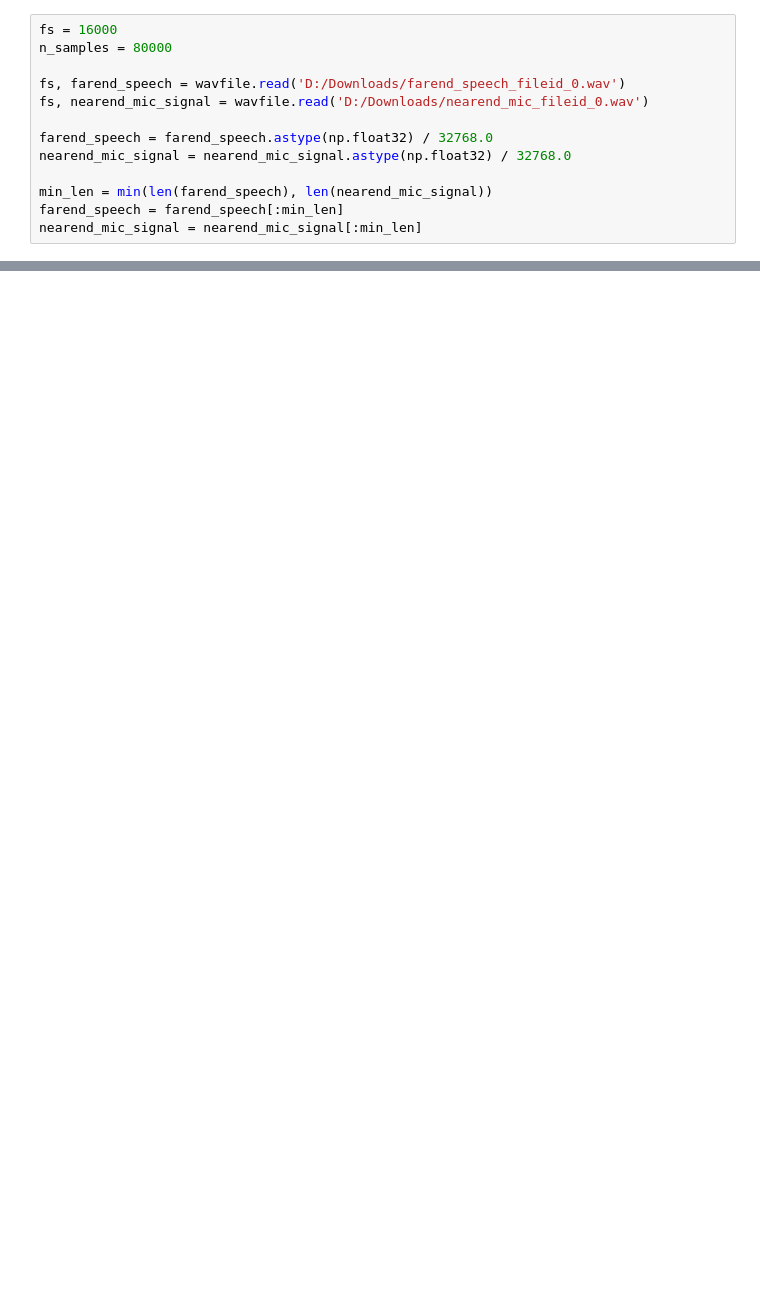
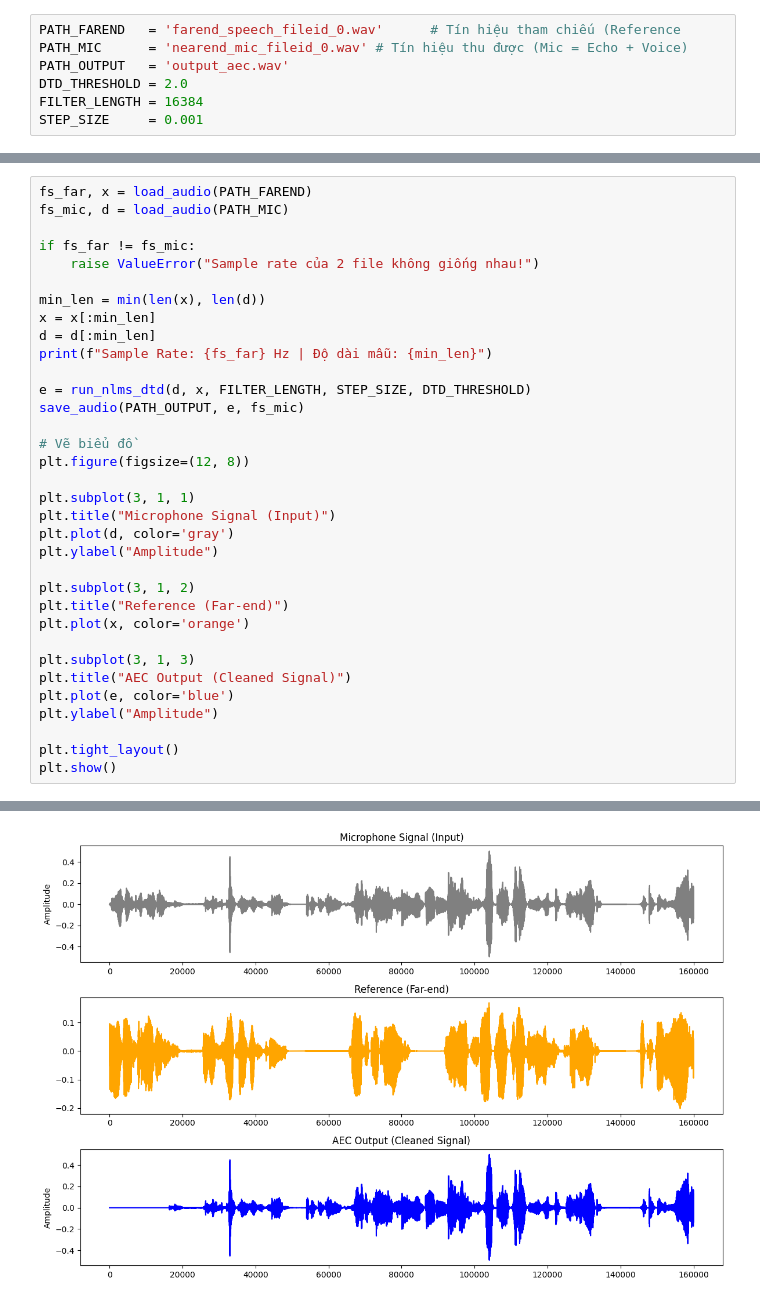
Before and after one commit to FWD-LeTung/Acoustic-Echo-Cancellation, a Jupyter notebook: DSP-Based_real_data.ipynb, the cells around one changed output, grey strips where cells are left out. Saved outputs shown, nothing was run; the diff lists cells and outputs as text; blank space fills up the shorter version.

```diff
--- a/DSP-Based_real_data.ipynb
+++ b/DSP-Based_real_data.ipynb
@@ -6,14 +6,8 @@ import scipy.signal as signal
 # %%
-fs = 16000
-n_samples = 80000
-
-fs, farend_speech = wavfile.read('D:/Downloads/farend_speech_fileid_0.wav')
-fs, nearend_mic_signal = wavfile.read('D:/Downloads/nearend_mic_fileid_0.wav')
-
-farend_speech = farend_speech.astype(np.float32) / 32768.0
-nearend_mic_signal = nearend_mic_signal.astype(np.float32) / 32768.0
-
-min_len = min(len(farend_speech), len(nearend_mic_signal))
-farend_speech = farend_speech[:min_len]
-nearend_mic_signal = nearend_mic_signal[:min_len]
+PATH_FAREND   = 'farend_speech_fileid_0.wav'      # Tín hiệu tham chiếu (Reference
+PATH_MIC      = 'nearend_mic_fileid_0.wav' # Tín hiệu thu được (Mic = Echo + Voice)
+PATH_OUTPUT   = 'output_aec.wav'
+DTD_THRESHOLD = 2.0
+FILTER_LENGTH = 16384
+STEP_SIZE     = 0.001
 # %%
@@ -68,0 +66,35 @@ plt.savefig('nlms_real_speech_simulation.png')
+# %%
+fs_far, x = load_audio(PATH_FAREND)
+fs_mic, d = load_audio(PATH_MIC)
+
+if fs_far != fs_mic:
+    raise ValueError("Sample rate của 2 file không giống nhau!")
+
+min_len = min(len(x), len(d))
+x = x[:min_len]
+d = d[:min_len]
+print(f"Sample Rate: {fs_far} Hz | Độ dài mẫu: {min_len}")
+
+e = run_nlms_dtd(d, x, FILTER_LENGTH, STEP_SIZE, DTD_THRESHOLD)
+save_audio(PATH_OUTPUT, e, fs_mic)
+
+# Vẽ biểu đồ
+plt.figure(figsize=(12, 8))
+
+plt.subplot(3, 1, 1)
+plt.title("Microphone Signal (Input)")
+plt.plot(d, color='gray')
+plt.ylabel("Amplitude")
+
+plt.subplot(3, 1, 2)
+plt.title("Reference (Far-end)")
+plt.plot(x, color='orange')
+
+plt.subplot(3, 1, 3)
+plt.title("AEC Output (Cleaned Signal)")
+plt.plot(e, color='blue')
+plt.ylabel("Amplitude")
+
+plt.tight_layout()
+plt.show()
+# %% [output]
@@ -68,0 +104 @@ plt.savefig('nlms_real_speech_simulation.png')
+[figure, added]
```
Also changed, not shown: parts of 6 cells of this notebook, 3 other files.
